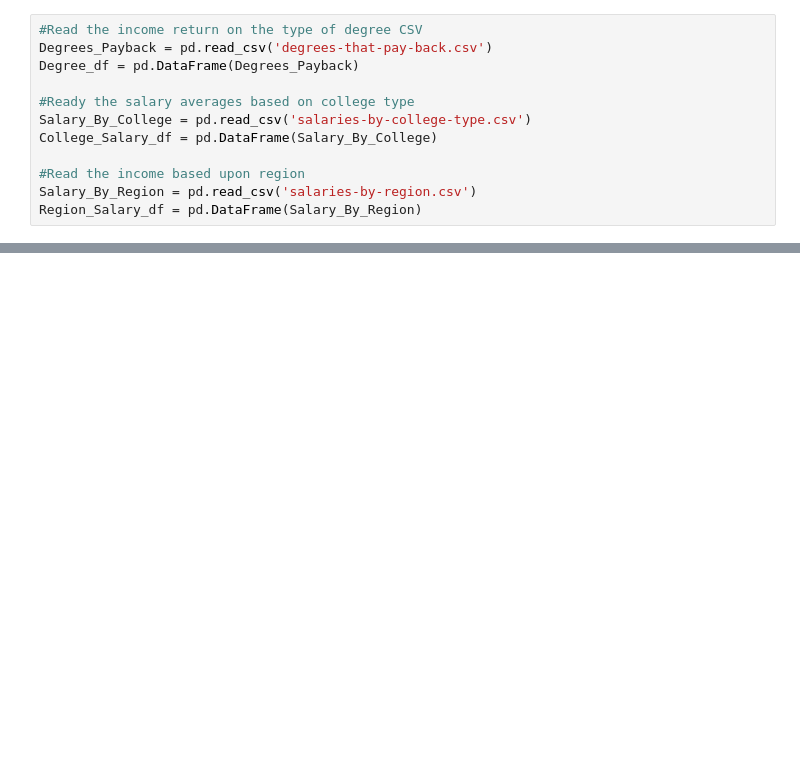
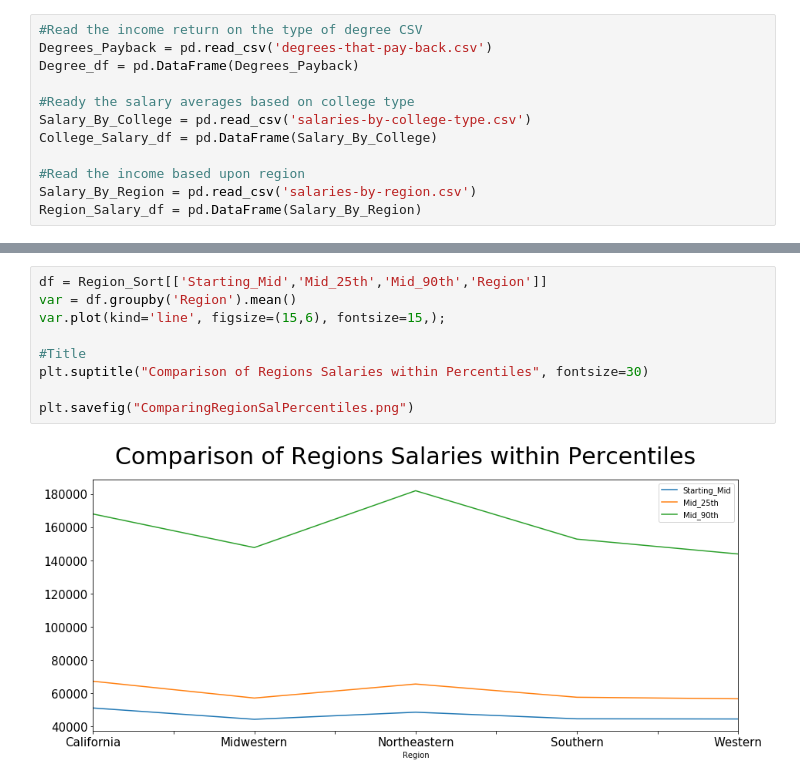
Before and after one commit to khosenag03/RICHdataGroupProject, a Jupyter notebook: College_vs_Salary.ipynb, the cells around one changed output, grey strips where cells are left out. Cells and saved outputs as stored; diff of their text form; blank space fills up the shorter version.

```diff
--- a/College_vs_Salary.ipynb
+++ b/College_vs_Salary.ipynb
@@ -108,3 +125,14 @@ TypeError: 'int' object is not callable
+# %%
+df = Region_Sort[['Starting_Mid','Mid_25th','Mid_90th','Region']]
+var = df.groupby('Region').mean()
+var.plot(kind='line', figsize=(15,6), fontsize=15,);
+
+#Title
+plt.suptitle("Comparison of Regions Salaries within Percentiles", fontsize=30)
+
+plt.savefig("ComparingRegionSalPercentiles.png")
+# %% [output]
+[figure, added]
 # %%
 #Extract data by Region from the Master DF
 Cali_Region = Region_Salary_df.loc[Region_Salary_df["Region"] == "California", :]
```
Also changed, not shown: parts of 23 cells of this notebook, 6 other files.
